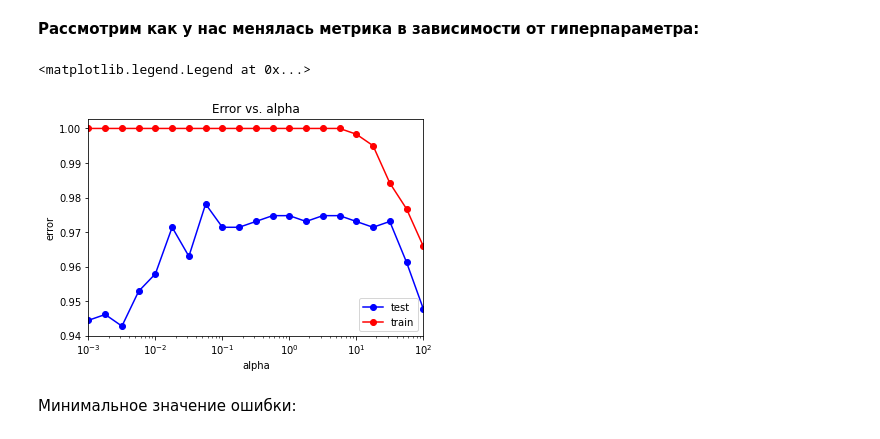
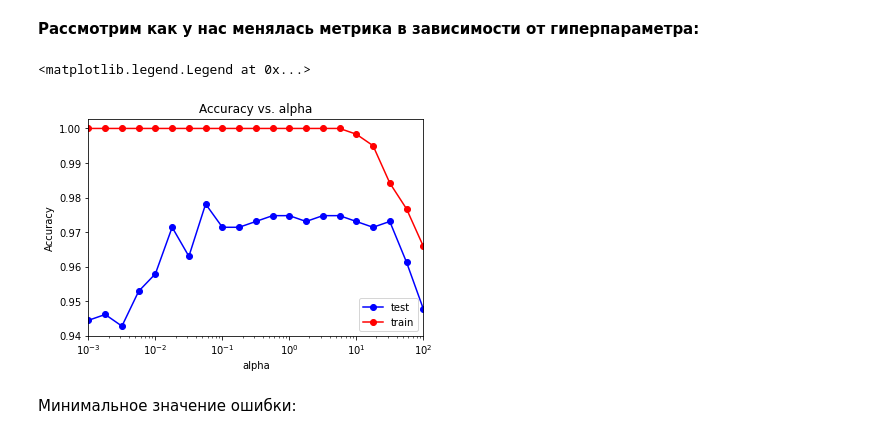
Before and after one commit to NikolaiZolotykh/MachineLearningCourse, a Jupyter notebook: 14. MLP - Распознавание рукописных цифр.ipynb, the cells around one changed output. Cells and saved outputs as stored; diff of their text form; code cells hidden in the pictures.

Commit message:
Fix labels of plots

```diff
--- a/14. MLP - Распознавание рукописных цифр.ipynb
+++ b/14. MLP - Распознавание рукописных цифр.ipynb
@@ -169,16 +169,16 @@ plt.legend()
 # %% [markdown]
 **Рассмотрим как у нас менялась метрика в зависимости от гиперпараметра:**
 # %%
+plt.semilogx(alpha_arr, train_acc, 'r-o', label = 'train')
 plt.semilogx(alpha_arr, test_acc, 'b-o', label = 'test')
-plt.semilogx(alpha_arr, train_acc, 'r-o', label = 'train')
 plt.xlim([np.min(alpha_arr), np.max(alpha_arr)])
-plt.title('Error vs. alpha')
+plt.title('Accuracy vs. alpha')
 plt.xlabel('alpha')
-plt.ylabel('error')
+plt.ylabel('Accuracy')
 plt.legend()
 # %% [output]
 <matplotlib.legend.Legend at 0x...>
-[figure, old version]
+[figure, new version]
 # %% [markdown]
 Минимальное значение ошибки:
 # %%
```
Also changed, not shown: parts of 1 cell of this notebook.
